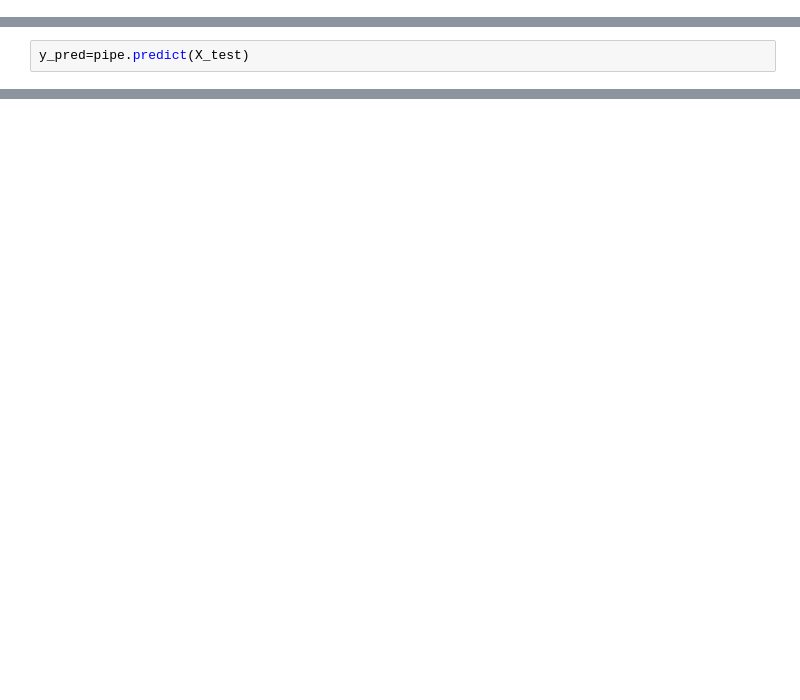
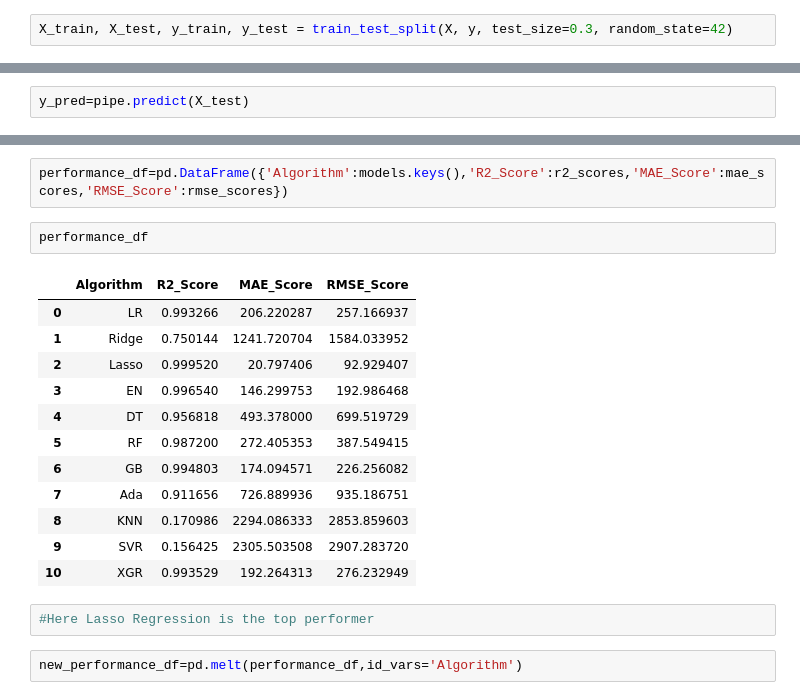
Before and after one commit to abishekparajuli-np/MLProjects, a Jupyter notebook: Car Price Prediction/car_price_prediction.ipynb, the cells around one changed output, grey strips where cells are left out. Cells and saved outputs as stored; diff of their text form; blank space fills up the shorter version.

```diff
--- a/Car Price Prediction/car_price_prediction.ipynb
+++ b/Car Price Prediction/car_price_prediction.ipynb
@@ -194,0 +206,2 @@ dtype: object
+# %%
+X_train, X_test, y_train, y_test = train_test_split(X, y, test_size=0.3, random_state=42)
@@ -236,0 +372,21 @@ print(root_mean_squared_error(y_test,y_pred))
+# %%
+performance_df=pd.DataFrame({'Algorithm':models.keys(),'R2_Score':r2_scores,'MAE_Score':mae_scores,'RMSE_Score':rmse_scores})
+# %%
+performance_df
+# %% [output]
+|  | Algorithm | R2_Score | MAE_Score | RMSE_Score |
+| 0 | LR | 0.993266 | 206.220287 | 257.166937 |
+| 1 | Ridge | 0.750144 | 1241.720704 | 1584.033952 |
+| 2 | Lasso | 0.999520 | 20.797406 | 92.929407 |
+| 3 | EN | 0.996540 | 146.299753 | 192.986468 |
+| 4 | DT | 0.956818 | 493.378000 | 699.519729 |
+| 5 | RF | 0.987200 | 272.405353 | 387.549415 |
+| 6 | GB | 0.994803 | 174.094571 | 226.256082 |
+| 7 | Ada | 0.911656 | 726.889936 | 935.186751 |
+| 8 | KNN | 0.170986 | 2294.086333 | 2853.859603 |
+| 9 | SVR | 0.156425 | 2305.503508 | 2907.283720 |
+| 10 | XGR | 0.993529 | 192.264313 | 276.232949 |
+# %%
+#Here Lasso Regression is the top performer
+# %%
+new_performance_df=pd.melt(performance_df,id_vars='Algorithm')
```
Also changed, not shown: parts of 24 cells of this notebook.
